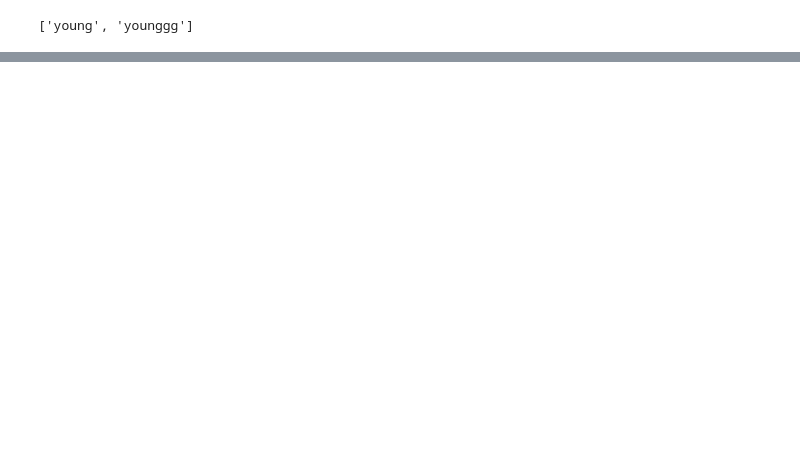
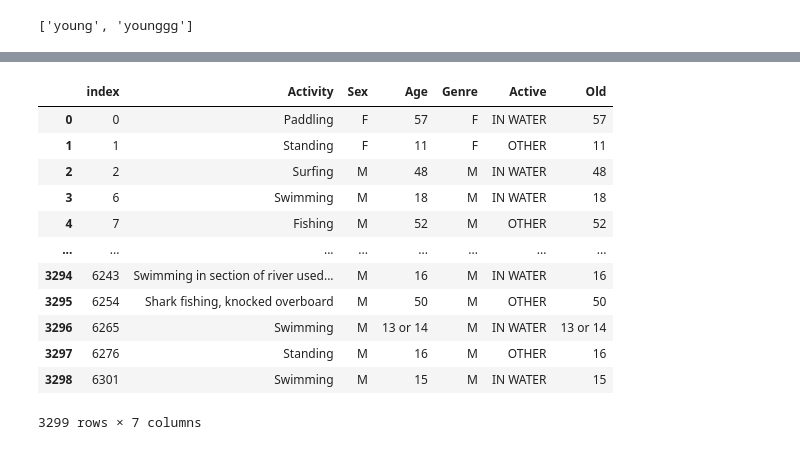
Before and after one commit to jmena23/Data-Cleaning-Pandas, a Jupyter notebook: Proyecto1_Pandas_Data_Cleaning.ipynb, the cells around one changed output, grey strips where cells are left out. Cells and saved outputs as stored; diff of their text form; code cells hidden in the pictures; blank space fills up the shorter version.

```diff
--- a/Proyecto1_Pandas_Data_Cleaning.ipynb
+++ b/Proyecto1_Pandas_Data_Cleaning.ipynb
@@ -201,0 +298,17 @@ array(['18h00', '14h00  -15h00', '07h45', nan, 'Late afternoon', '17h00',
+# %%
+def filtrowater(a):
+    if "surf" in a.lower():
+        return "IN WATER"
+    elif "padd" in a.lower():
+        return "IN WATER"
+    elif "swimm" in a.lower():
+        return "IN WATER"
+    elif "diving" in a.lower():
+        return "IN WATER"
+    elif "boarding" in a.lower():
+        return "IN WATER"
+    else:
+        return "OTHER"
+
+
+df_clean["Active"] = df_clean.Activity.apply(lambda x: filtrowater(x))
@@ -201,0 +341,36 @@ array(['18h00', '14h00  -15h00', '07h45', nan, 'Late afternoon', '17h00',
+# %%
+def edad(x):
+    if "teen" in str(x).lower():
+        return "15"
+    elif "young" in str(x).lower():
+        return "20"
+    elif "adult" in str(x).lower():
+        return "30"
+    else:
+        return x
+
+def mes(x):
+    if "month" in x.lower():
+        return x.split(" ")[0]
+    else:
+        return x
+# %%
+df_clean["Old"] = df_clean.Age.apply(lambda x: edad(x))
+# %%
+df_clean["Old"] = df_clean.Old.apply(lambda x: mes(x))
+# %%
+df_clean
+# %% [output]
+|  | index | Activity | Sex | Age | Genre | Active | Old |
+| 0 | 0 | Paddling | F | 57 | F | IN WATER | 57 |
+| 1 | 1 | Standing | F | 11 | F | OTHER | 11 |
+| 2 | 2 | Surfing | M | 48 | M | IN WATER | 48 |
+| 3 | 6 | Swimming | M | 18 | M | IN WATER | 18 |
+| 4 | 7 | Fishing | M | 52 | M | OTHER | 52 |
+| ... | ... | ... | ... | ... | ... | ... | ... |
+| 3294 | 6243 | Swimming in section of river used... | M | 16 | M | IN WATER | 16 |
+| 3295 | 6254 | Shark fishing, knocked overboard | M | 50 | M | OTHER | 50 |
+| 3296 | 6265 | Swimming | M | 13 or 14 | M | IN WATER | 13 or 14 |
+| 3297 | 6276 | Standing | M | 16 | M | OTHER | 16 |
+| 3298 | 6301 | Swimming | M | 15 | M | IN WATER | 15 |
+3299 rows × 7 columns
```
Also changed, not shown: parts of 24 cells of this notebook.
